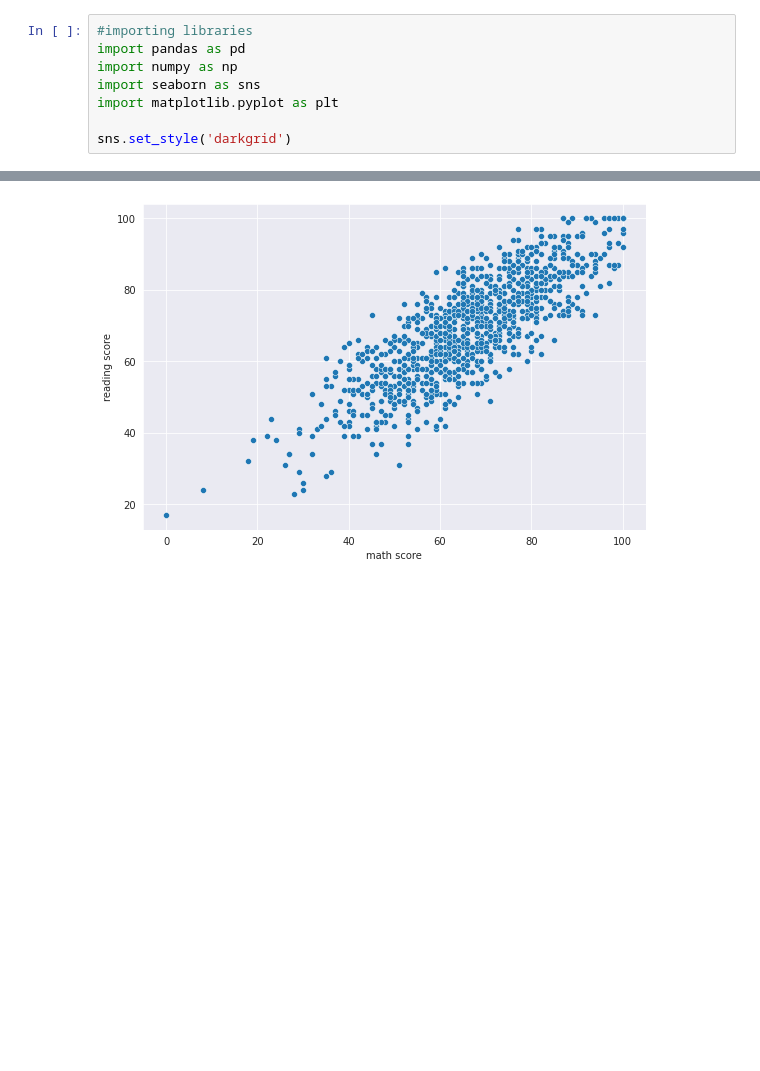
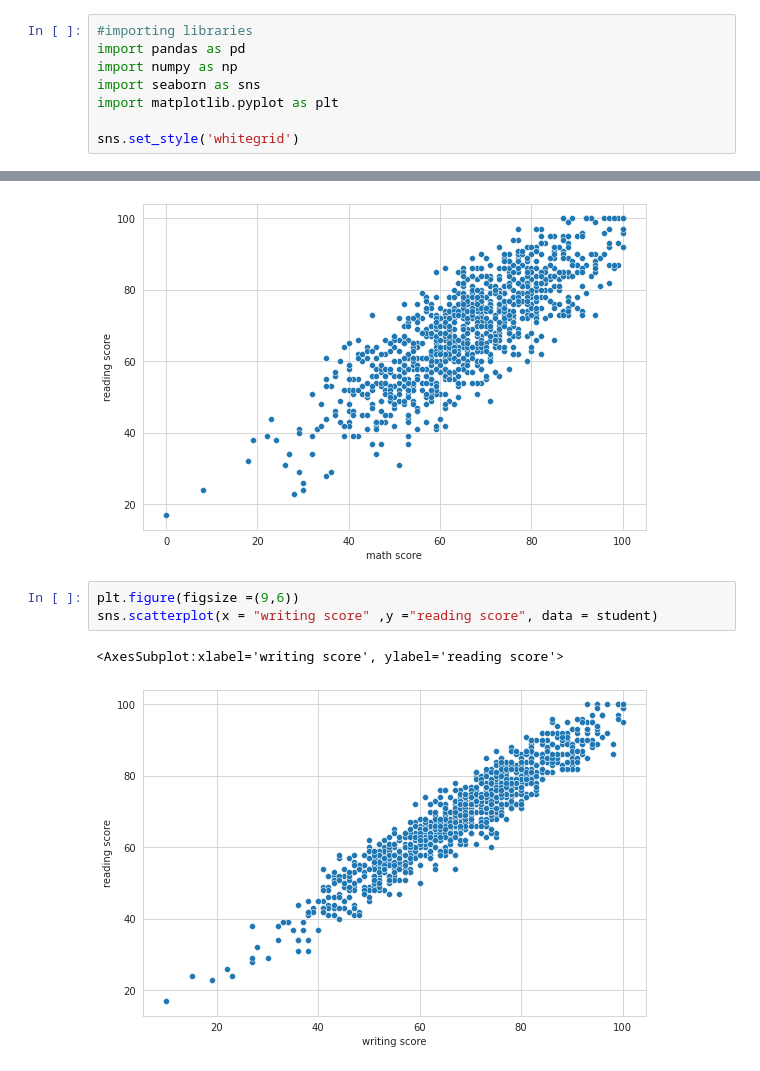
Before and after one commit to Nitroson/My-Seaborn-tutorial, a Jupyter notebook: Seaborn.ipynb, the cells around one changed output, grey strips where cells are left out. Saved outputs shown, nothing was run; the diff lists cells and outputs as text; blank space fills up the shorter version.

```diff
--- a/Seaborn.ipynb
+++ b/Seaborn.ipynb
@@ -11,7 +11,7 @@ import numpy as np
 import seaborn as sns
 import matplotlib.pyplot as plt
 
-sns.set_style('darkgrid')
+sns.set_style('whitegrid')
 # %% [markdown]
 **For this tutorial, we’ll be using Students Performance Dataset on Kaggle**
 # %%
@@ -54,3 +54,9 @@ sns.scatterplot(x = 'math score', y = 'reading score',data = student)
 plt.show()
 # %% [output]
 [figure]
+# %%
+plt.figure(figsize =(9,6))
+sns.scatterplot(x = "writing score" ,y ="reading score", data = student)
+# %% [output]
+<AxesSubplot:xlabel='writing score', ylabel='reading score'>
+[figure, added]
```
Also changed, not shown: parts of 15 cells of this notebook.
